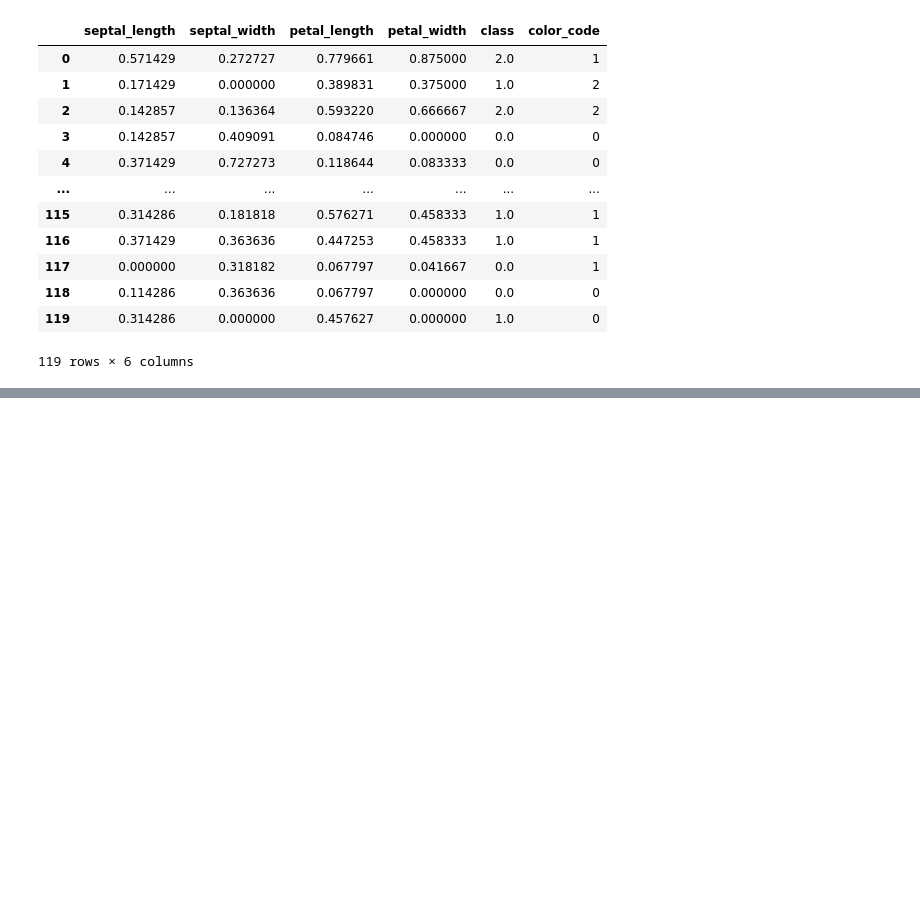
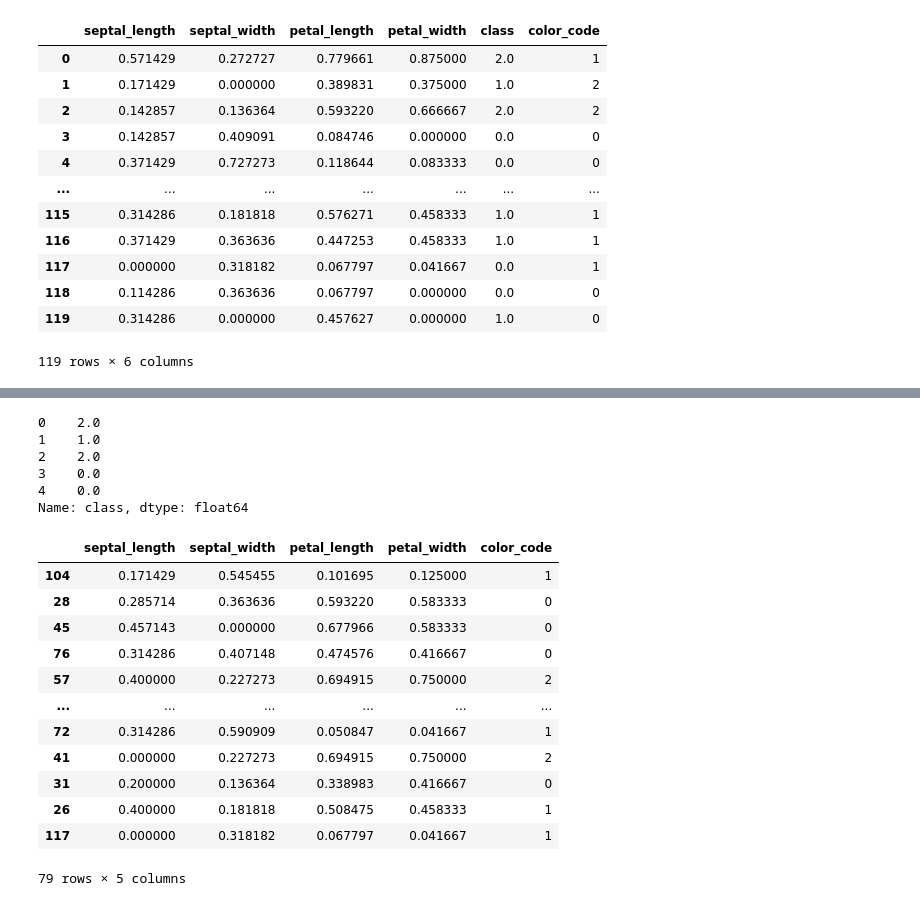
Before and after one commit to dhrim/hongik_2021, a Jupyter notebook: material/library/flawed_iris_preprocessing.ipynb, the cells around one changed output, grey strips where cells are left out. Cells and saved outputs as stored; diff of their text form; code cells hidden in the pictures; blank space fills up the shorter version.

```diff
--- a/material/library/flawed_iris_preprocessing.ipynb
+++ b/material/library/flawed_iris_preprocessing.ipynb
@@ -569,0 +592,9 @@ working_df
+# %%
+data_y.head()
+# %% [output]
+0    2.0
+1    1.0
+2    2.0
+3    0.0
+4    0.0
+Name: class, dtype: float64
@@ -569,0 +605,16 @@ working_df
+# %%
+train_x
+# %% [output]
+|  | septal_length | septal_width | petal_length | petal_width | color_code |
+| 104 | 0.171429 | 0.545455 | 0.101695 | 0.125000 | 1 |
+| 28 | 0.285714 | 0.363636 | 0.593220 | 0.583333 | 0 |
+| 45 | 0.457143 | 0.000000 | 0.677966 | 0.583333 | 0 |
+| 76 | 0.314286 | 0.407148 | 0.474576 | 0.416667 | 0 |
+| 57 | 0.400000 | 0.227273 | 0.694915 | 0.750000 | 2 |
+| ... | ... | ... | ... | ... | ... |
+| 72 | 0.314286 | 0.590909 | 0.050847 | 0.041667 | 1 |
+| 41 | 0.000000 | 0.227273 | 0.694915 | 0.750000 | 2 |
+| 31 | 0.200000 | 0.136364 | 0.338983 | 0.416667 | 0 |
+| 26 | 0.400000 | 0.181818 | 0.508475 | 0.458333 | 1 |
+| 117 | 0.000000 | 0.318182 | 0.067797 | 0.041667 | 1 |
+79 rows × 5 columns
```
Also changed, not shown: parts of 14 cells of this notebook.
